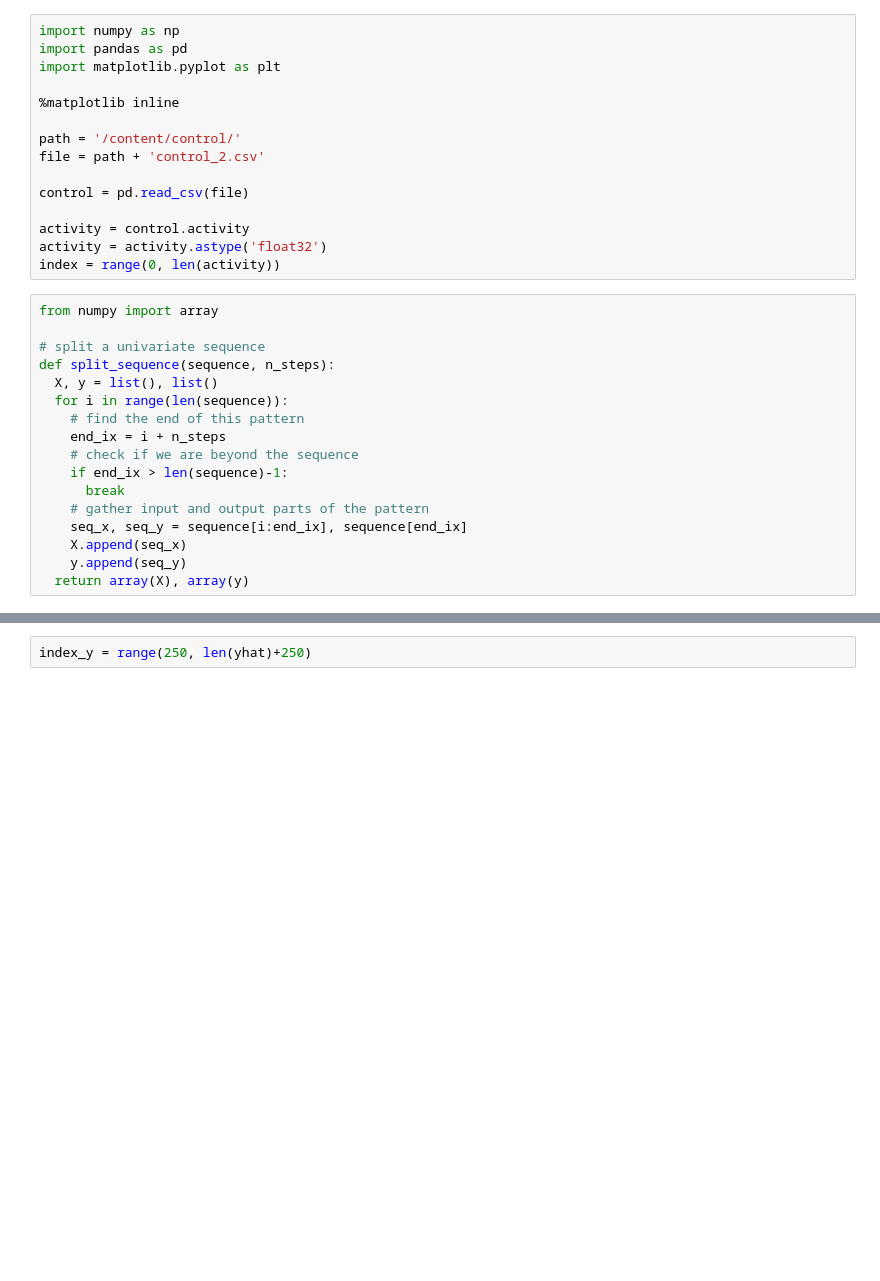
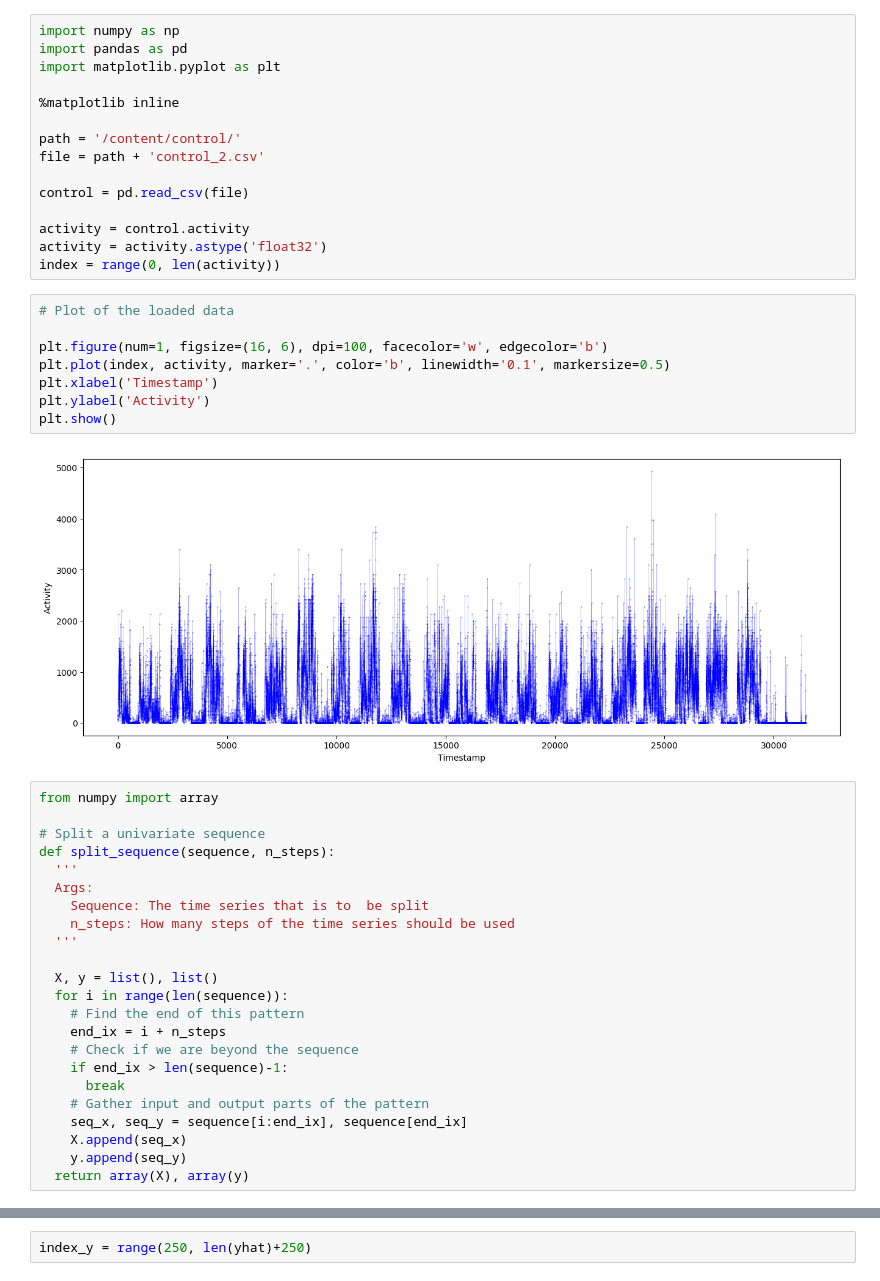
Before and after one commit to krisroi/TT23_miniproject, a Jupyter notebook: TT23_Mini_project.ipynb, the cells around one changed output, grey strips where cells are left out. Saved outputs shown, nothing was run; the diff lists cells and outputs as text; blank space fills up the shorter version.

```diff
--- a/TT23_Mini_project.ipynb
+++ b/TT23_Mini_project.ipynb
@@ -16,19 +16,35 @@ control = pd.read_csv(file)
 activity = control.activity
 activity = activity.astype('float32')
 index = range(0, len(activity))
+# %%
+# Plot of the loaded data
+
+plt.figure(num=1, figsize=(16, 6), dpi=100, facecolor='w', edgecolor='b')
+plt.plot(index, activity, marker='.', color='b', linewidth='0.1', markersize=0.5)
+plt.xlabel('Timestamp')
+plt.ylabel('Activity')
+plt.show()
+# %% [output]
+[figure, added]
 # %%
 from numpy import array
 
-# split a univariate sequence
+# Split a univariate sequence
 def split_sequence(sequence, n_steps):
+  '''
+  Args:
+    Sequence: The time series that is to  be split
+    n_steps: How many steps of the time series should be used
+  '''
+
   X, y = list(), list()
   for i in range(len(sequence)):
-    # find the end of this pattern
+    # Find the end of this pattern
     end_ix = i + n_steps
-    # check if we are beyond the sequence
+    # Check if we are beyond the sequence
     if end_ix > len(sequence)-1:
       break
-    # gather input and output parts of the pattern
+    # Gather input and output parts of the pattern
     seq_x, seq_y = sequence[i:end_ix], sequence[end_ix]
     X.append(seq_x)
     y.append(seq_y)
```
Also changed, not shown: parts of 10 cells of this notebook.
